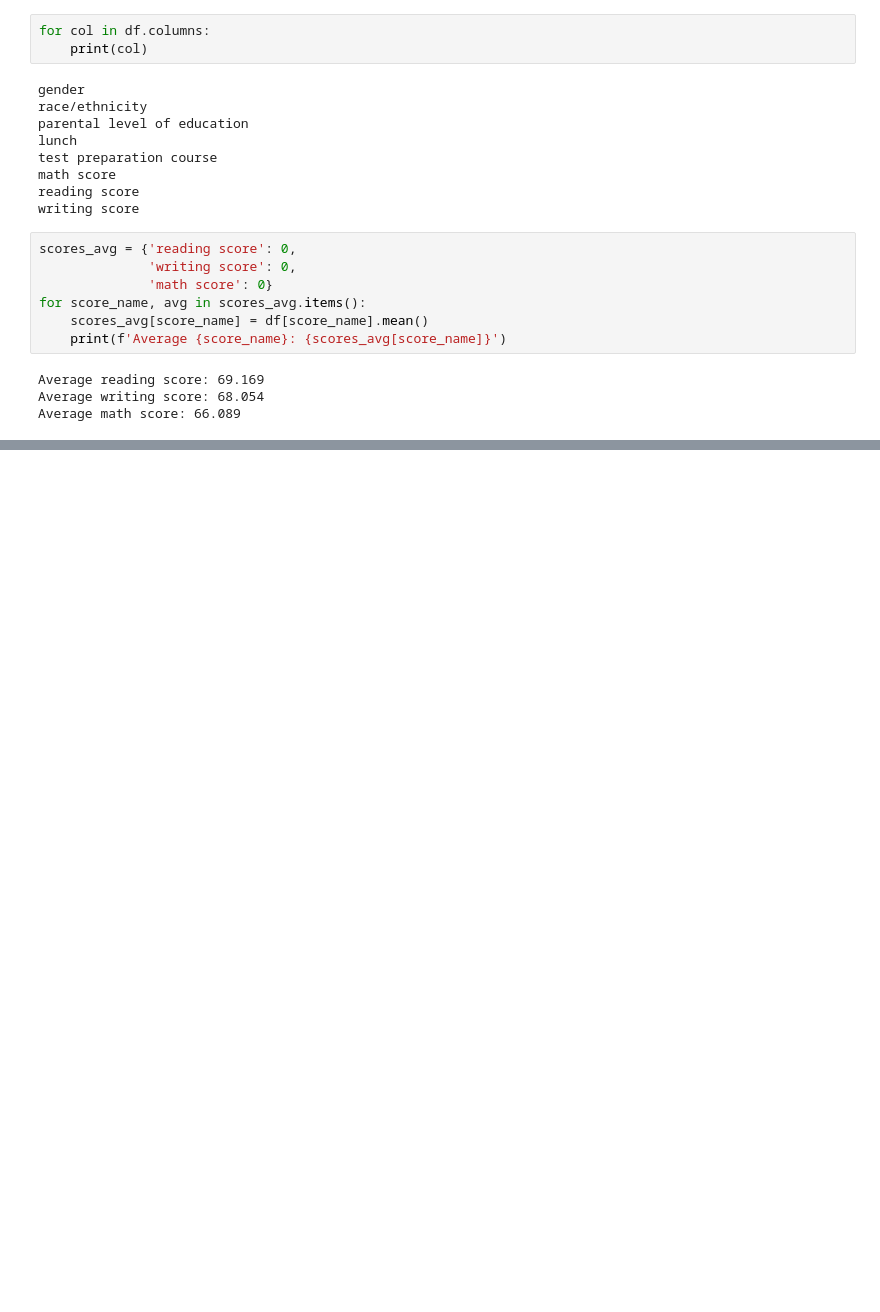
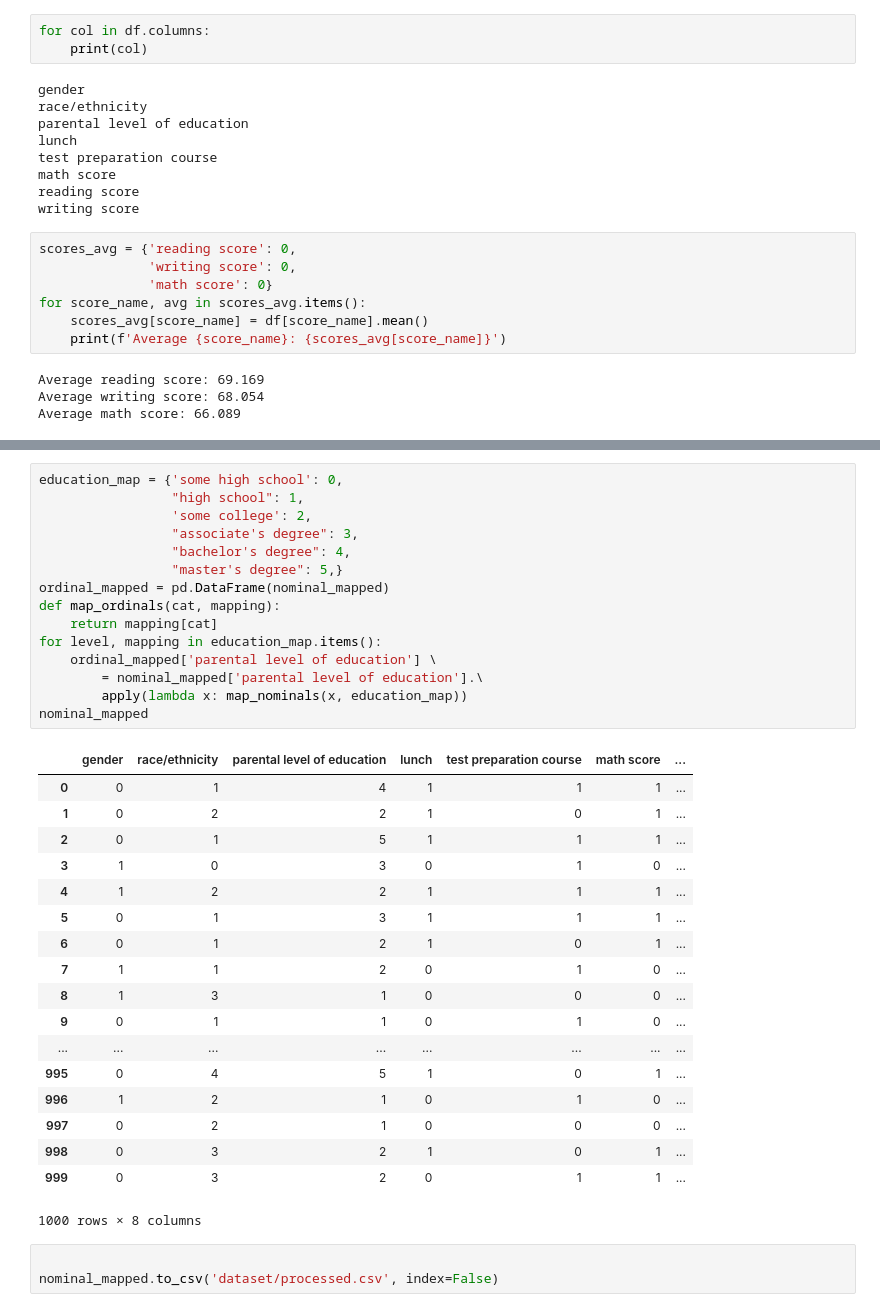
Before and after one commit to trevorxander/TestScores, a Jupyter notebook: explore.ipynb, the cells around one changed output, grey strips where cells are left out. Saved outputs shown, nothing was run; the diff lists cells and outputs as text; blank space fills up the shorter version.

```diff
--- a/explore.ipynb
+++ b/explore.ipynb
@@ -108,0 +140,37 @@ test preparation course:
+# %%
+education_map = {'some high school': 0,
+                 "high school": 1,
+                 'some college': 2,
+                 "associate's degree": 3,
+                 "bachelor's degree": 4,
+                 "master's degree": 5,}
+ordinal_mapped = pd.DataFrame(nominal_mapped)
+def map_ordinals(cat, mapping):
+    return mapping[cat]
+for level, mapping in education_map.items():
+    ordinal_mapped['parental level of education'] \
+        = nominal_mapped['parental level of education'].\
+        apply(lambda x: map_nominals(x, education_map))
+nominal_mapped
+# %% [output]
+|  | gender | race/ethnicity | parental level of education | lunch | test preparation course | math score | ... |
+| 0 | 0 | 1 | 4 | 1 | 1 | 1 | ... |
+| 1 | 0 | 2 | 2 | 1 | 0 | 1 | ... |
+| 2 | 0 | 1 | 5 | 1 | 1 | 1 | ... |
+| 3 | 1 | 0 | 3 | 0 | 1 | 0 | ... |
+| 4 | 1 | 2 | 2 | 1 | 1 | 1 | ... |
+| 5 | 0 | 1 | 3 | 1 | 1 | 1 | ... |
+| 6 | 0 | 1 | 2 | 1 | 0 | 1 | ... |
+| 7 | 1 | 1 | 2 | 0 | 1 | 0 | ... |
+| 8 | 1 | 3 | 1 | 0 | 0 | 0 | ... |
+| 9 | 0 | 1 | 1 | 0 | 1 | 0 | ... |
+| ... | ... | ... | ... | ... | ... | ... | ... |
+| 995 | 0 | 4 | 5 | 1 | 0 | 1 | ... |
+| 996 | 1 | 2 | 1 | 0 | 1 | 0 | ... |
+| 997 | 0 | 2 | 1 | 0 | 0 | 0 | ... |
+| 998 | 0 | 3 | 2 | 1 | 0 | 1 | ... |
+| 999 | 0 | 3 | 2 | 0 | 1 | 1 | ... |
+1000 rows × 8 columns
+# %%
+
+nominal_mapped.to_csv('dataset/processed.csv', index=False)
```
Also changed, not shown: parts of 5 cells of this notebook, 1 other file.
